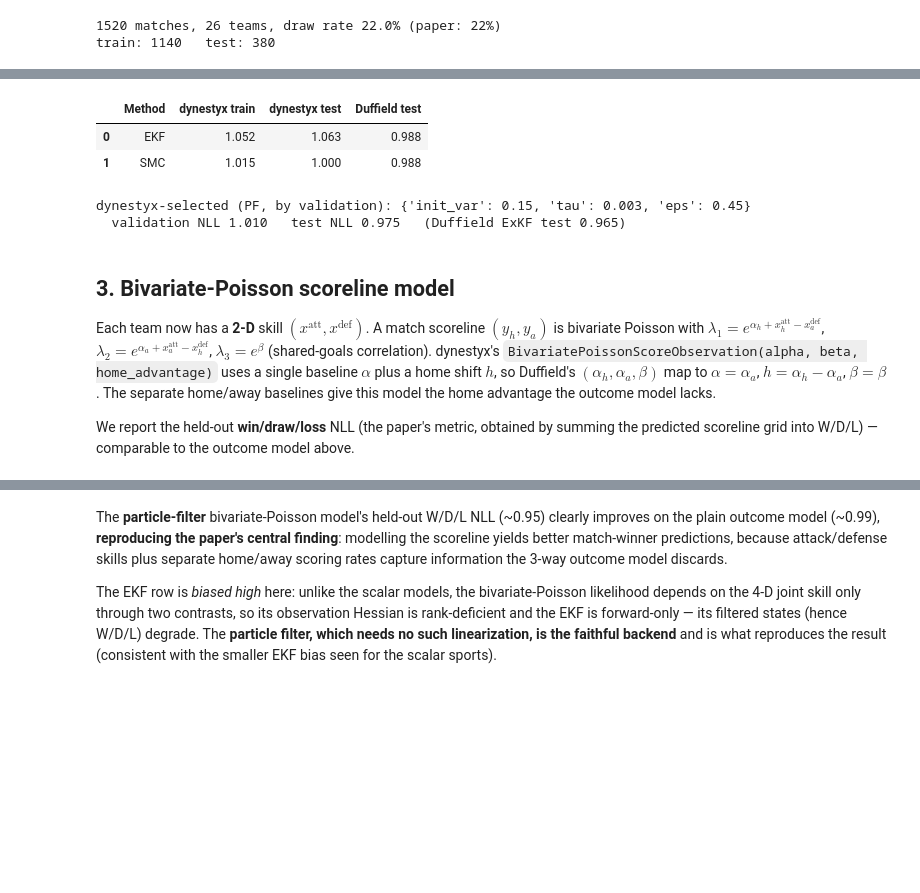
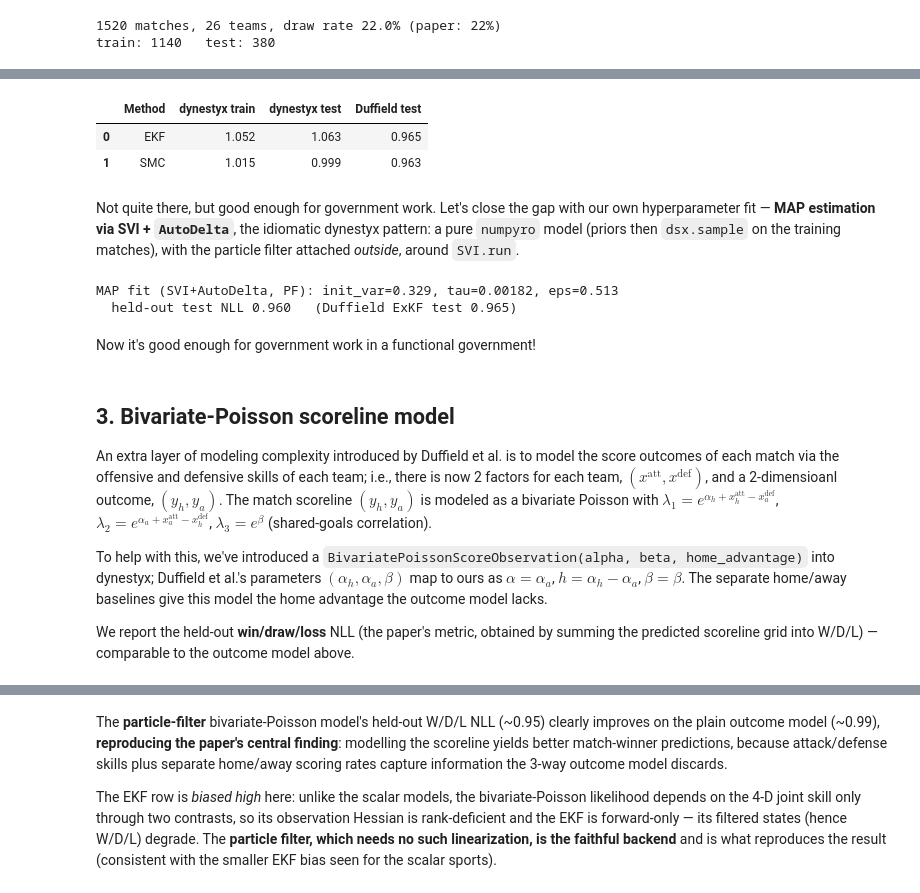
Before and after one commit to DanWaxman/dynestyx, a Jupyter notebook: docs/deep_dives/duffield_football_epl.ipynb, the cells around one changed output, grey strips where cells are left out. Saved outputs shown, nothing was run; the diff lists cells and outputs as text; code cells hidden in the pictures; blank space fills up the shorter version.

```diff
--- a/docs/deep_dives/duffield_football_epl.ipynb
+++ b/docs/deep_dives/duffield_football_epl.ipynb
@@ -66,7 +69,8 @@ id_to_name = {i: a for a, i in name_to_id.items()}
 data = data[(data["Timestamp"] > ORIGIN) & (data["Timestamp"] <= pd.to_datetime("2022-07-01"))]
 data = data.sort_values("TimestampDays").reset_index(drop=True)
 
-match_times = jnp.array(data["TimestampDays"].to_numpy(), dtype=float)
+_days = data["TimestampDays"].to_numpy().astype(float)
+match_times = jnp.array(_days + np.arange(len(data)) * 1e-6)  # ramp breaks same-day ties (dsx.sample needs strictly-increasing times)
 match_idx = jnp.array(data[["HomeTeam", "AwayTeam"]].apply(lambda c: c.map(name_to_id)).to_numpy().astype(int))
 match_goals = jnp.array(data[["FTHG", "FTAG"]].to_numpy().astype(int))
 home_g, away_g = match_goals[:, 0], match_goals[:, 1]
@@ -74,7 +78,7 @@ match_outcomes = jnp.where(home_g > away_g, 1, jnp.where(home_g < away_g, 2, 0))
 
 n_teams = int(match_idx.max()) + 1
 K = len(match_outcomes)
-test_start = int(np.where(np.asarray(match_times) > 365 * 3)[0][0])
+test_start = int(np.where(_days > 365 * 3)[0][0])  # split on the raw day (ramp-independent)
 print(f"{K} matches, {n_teams} teams, draw rate {float((match_outcomes==0).mean())*100:.1f}% (paper: 22%)")
 print(f"train: {test_start}   test: {K - test_start}")
 # %% [output]
@@ -87,58 +105,69 @@ train: 1140   test: 380
 # %%
-def outcome_model(init_var, tau, eps):
+def outcome_model(init_var, tau, eps, t0=0.0):
     return FactorialDynamicalModel(
         initial_condition=dist.MultivariateNormal(jnp.zeros(1), init_var * jnp.eye(1)),
         state_evolution=RandomWalkEvolution(tau=tau, factor_state_dim=1),
         observation_model=MatchOutcomeObservation(draw_margin=eps, scale=1.0, factor_state_dim=1),
-        num_factors=n_teams, num_local_factors=2, t0=0.0,
+        num_factors=n_teams, num_local_factors=2, t0=t0,
     )
 
 val_start = int(np.where(np.asarray(match_times) > 2 * 365)[0][0])
 
 def outcome_pp(params, config, key=None):
     return outcome_predictive_probs(outcome_model(**params), config, obs_times=match_times,
                                     obs_values=match_outcomes, obs_factor_indices=match_idx, key=key)
 
 def owin(pp, lo, hi):
     return float(-jnp.log(pp[jnp.arange(lo, hi), match_outcomes[lo:hi]]).mean())
 
 def outcome_nll(params, config, key=None):
     pp = outcome_pp(params, config, key)
     return {"train_nll": owin(pp, 0, test_start), "test_nll": owin(pp, test_start, K)}
 
 r_o_exkf = outcome_nll(dict(init_var=0.13117045, tau=0.00100004, eps=0.4741553), FactorialEKFConfig())
 r_o_smc = outcome_nll(dict(init_var=0.19661216, tau=0.0064961524, eps=0.31839916),
                       FactorialPFConfig(n_particles=1000), key=jax.random.PRNGKey(0))
 pd.DataFrame({
     "Method": ["EKF", "SMC"],
     "dynestyx train": [r_o_exkf["train_nll"], r_o_smc["train_nll"]],
     "dynestyx test":  [r_o_exkf["test_nll"],  r_o_smc["test_nll"]],
     "Duffield test":  [0.965, 0.963],
 }).round(3)
 # %% [output]
 |  | Method | dynestyx train | dynestyx test | Duffield test |
-| 0 | EKF | 1.052 | 1.063 | 0.988 |
-| 1 | SMC | 1.015 | 1.000 | 0.988 |
+| 0 | EKF | 1.052 | 1.063 | 0.965 |
+| 1 | SMC | 1.015 | 0.999 | 0.963 |
+# %% [markdown]
+Not quite there, but good enough for government work. Let's close the gap with our own hyperparameter fit — **MAP estimation via SVI + `AutoDelta`**, the idiomatic dynestyx pattern: a pure `numpyro` model (priors then `dsx.sample` on the training matches), with the particle filter attached *outside*, around `SVI.run`.
 # %%
-# Part B: independent fit with the particle filter, scored on a validation window.
-best = None
-for tau in [3e-3, 6e-3, 1e-2]:
-    for iv in [0.15, 0.25]:
-        for eps in [0.3, 0.45]:
-            pp = outcome_pp(dict(init_var=iv, tau=tau, eps=eps),
-                            FactorialPFConfig(n_particles=1000), key=jax.random.PRNGKey(0))
-            v = owin(pp, val_start, test_start)
-            if best is None or v < best[0]:
-                best = (v, owin(pp, test_start, K), dict(init_var=iv, tau=tau, eps=eps))
-print(f"dynestyx-selected (PF, by validation): {best[2]}")
-print(f"  validation NLL {best[0]:.3f}   test NLL {best[1]:.3f}   (Duffield ExKF test 0.965)")
+train_t_o, train_o, train_i_o = match_times[:test_start], match_outcomes[:test_start], match_idx[:test_start]
+
+def outcome_fit_model():
+    init_var = numpyro.sample('init_var', dist.LogNormal(jnp.log(0.15), 0.7))
+    tau = numpyro.sample('tau', dist.LogNormal(jnp.log(0.005), 1.0))
+    eps = numpyro.sample('eps', dist.LogNormal(jnp.log(0.45), 0.5))
+    dsx.sample('skill', outcome_model(init_var, tau, eps, t0=None),
+               obs_times=train_t_o, obs_values=train_o, obs_factor_indices=train_i_o)
+
+with Filter(filter_config=FactorialPFConfig(n_particles=1000, crn_seed=jax.random.PRNGKey(0))):
+    o_guide = AutoDelta(outcome_fit_model)
+    o_svi = SVI(outcome_fit_model, o_guide, optax.adam(0.05), loss=Trace_ELBO())
+    o_res = o_svi.run(jax.random.PRNGKey(0), 300, progress_bar=False)
+o_map = {k: float(v) for k, v in o_guide.median(o_res.params).items()}
+r_o_map = outcome_nll(o_map, FactorialPFConfig(n_particles=1000), key=jax.random.PRNGKey(0))
+print(f"MAP fit (SVI+AutoDelta, PF): init_var={o_map['init_var']:.3f}, tau={o_map['tau']:.5f}, eps={o_map['eps']:.3f}")
+print(f"  held-out test NLL {r_o_map['test_nll']:.3f}   (Duffield ExKF test 0.965)")
 # %% [output]
-dynestyx-selected (PF, by validation): {'init_var': 0.15, 'tau': 0.003, 'eps': 0.45}
-  validation NLL 1.010   test NLL 0.975   (Duffield ExKF test 0.965)
+MAP fit (SVI+AutoDelta, PF): init_var=0.329, tau=0.00182, eps=0.513
+  held-out test NLL 0.960   (Duffield ExKF test 0.965)
+# %% [markdown]
+Now it's good enough for government work in a functional government!
 # %% [markdown]
 ## 3. Bivariate-Poisson scoreline model
 
-Each team now has a **2-D** skill $(x^{\text{att}}, x^{\text{def}})$. A match scoreline $(y_h, y_a)$ is bivariate Poisson with $\lambda_1 = e^{\alpha_h + x^{\text{att}}_h - x^{\text{def}}_a}$, $\lambda_2 = e^{\alpha_a + x^{\text{att}}_a - x^{\text{def}}_h}$, $\lambda_3 = e^{\beta}$ (shared-goals correlation). dynestyx's `BivariatePoissonScoreObservation(alpha, beta, home_advantage)` uses a single baseline $\alpha$ plus a home shift $h$, so Duffield's $(\alpha_h, \alpha_a, \beta)$ map to $\alpha = \alpha_a$, $h = \alpha_h - \alpha_a$, $\beta = \beta$. The separate home/away baselines give this model the home advantage the outcome model lacks.
+An extra layer of modeling complexity introduced by Duffield et al. is to model the score outcomes of each match via the offensive and defensive skills of each team; i.e., there is now 2 factors for each team, $(x^{\text{att}}, x^{\text{def}})$, and a 2-dimensioanl outcome, $(y_h, y_a)$. The match scoreline $(y_h, y_a)$ is modeled as a bivariate Poisson with $\lambda_1 = e^{\alpha_h + x^{\text{att}}_h - x^{\text{def}}_a}$, $\lambda_2 = e^{\alpha_a + x^{\text{att}}_a - x^{\text{def}}_h}$, $\lambda_3 = e^{\beta}$ (shared-goals correlation).
+
+To help with this, we've introduced a `BivariatePoissonScoreObservation(alpha, beta, home_advantage)` into dynestyx; Duffield et al.'s parameters $(\alpha_h, \alpha_a, \beta)$ map to ours as $\alpha = \alpha_a$, $h = \alpha_h - \alpha_a$, $\beta = \beta$. The separate home/away baselines give this model the home advantage the outcome model lacks.
 
 We report the held-out **win/draw/loss** NLL (the paper's metric, obtained by summing the predicted scoreline grid into W/D/L) — comparable to the outcome model above.
 # %%
```
Also changed, not shown: parts of 10 cells of this notebook, 2 other files.
